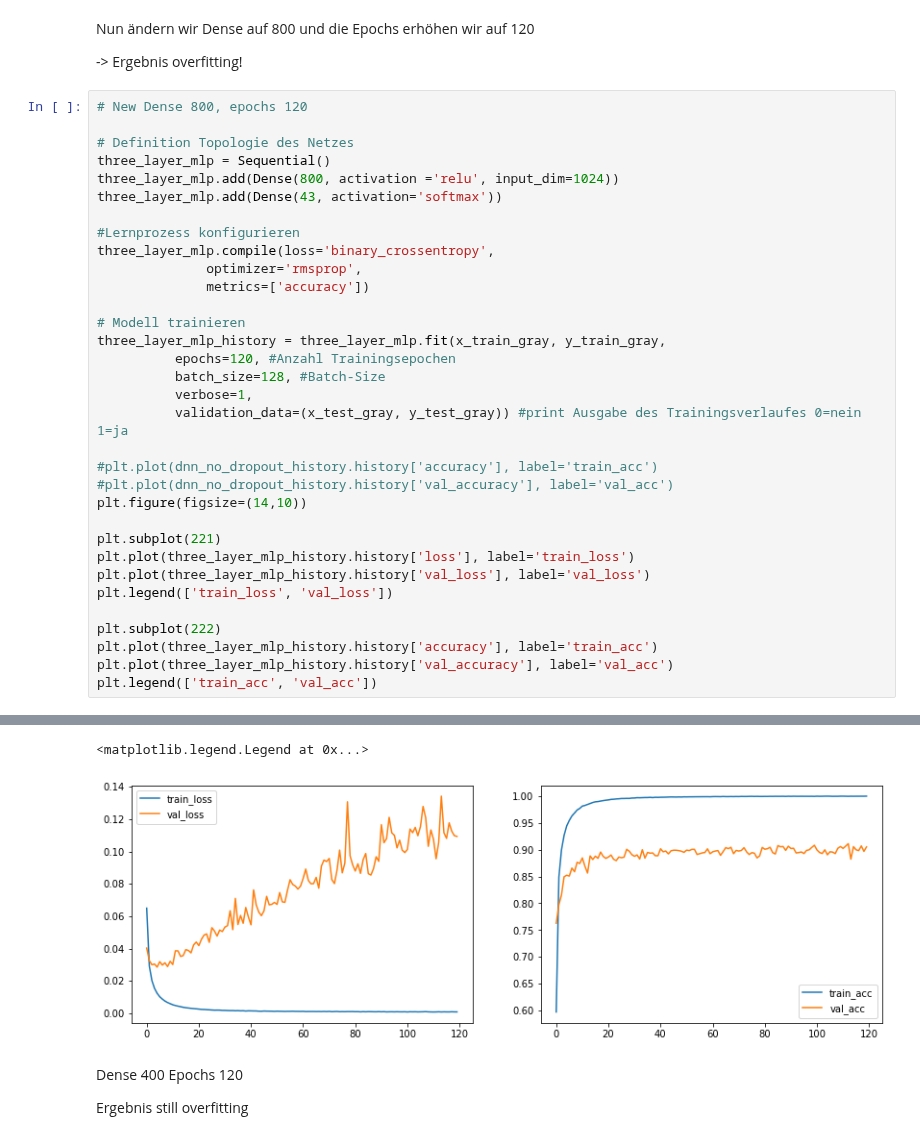
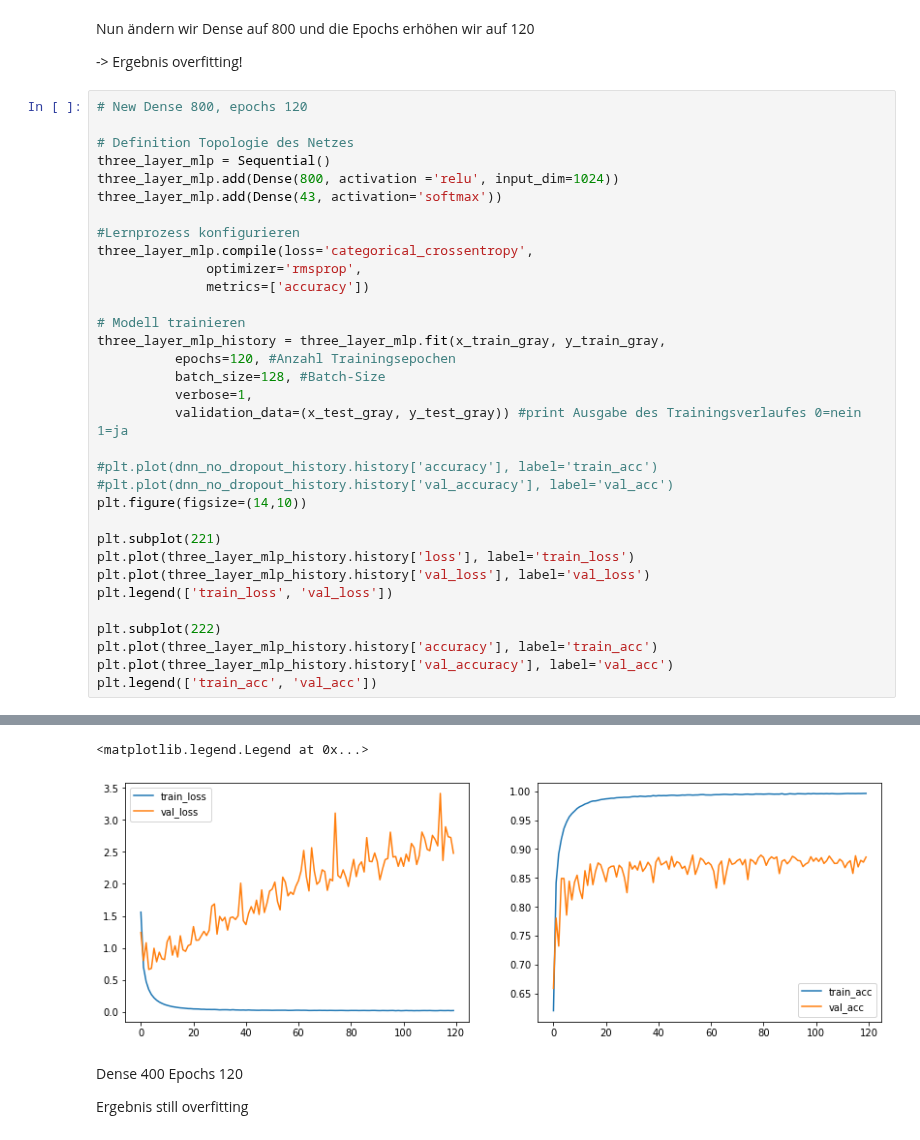
Before and after one commit to nmaaiken/neuro_modularbeit, a Jupyter notebook: 3_Layer_MLP.ipynb, the cells around one changed output, grey strips where cells are left out. Cells and saved outputs as stored; diff of their text form.

```diff
--- a/3_Layer_MLP.ipynb
+++ b/3_Layer_MLP.ipynb
@@ -187,7 +185,7 @@ three_layer_mlp.add(Dense(800, activation ='relu', input_dim=1024))
 three_layer_mlp.add(Dense(43, activation='softmax'))
 
 #Lernprozess konfigurieren
-three_layer_mlp.compile(loss='binary_crossentropy',
+three_layer_mlp.compile(loss='categorical_crossentropy',
               optimizer='rmsprop',
               metrics=['accuracy'])
 
@@ -232,5 +230,5 @@ Epoch 120/120
 <matplotlib.legend.Legend at 0x...>
-[figure, old version]
+[figure, new version]
 # %% [markdown]
 Dense 400 Epochs 120
 
```
Also changed, not shown: parts of 20 cells of this notebook, 1 other file.
